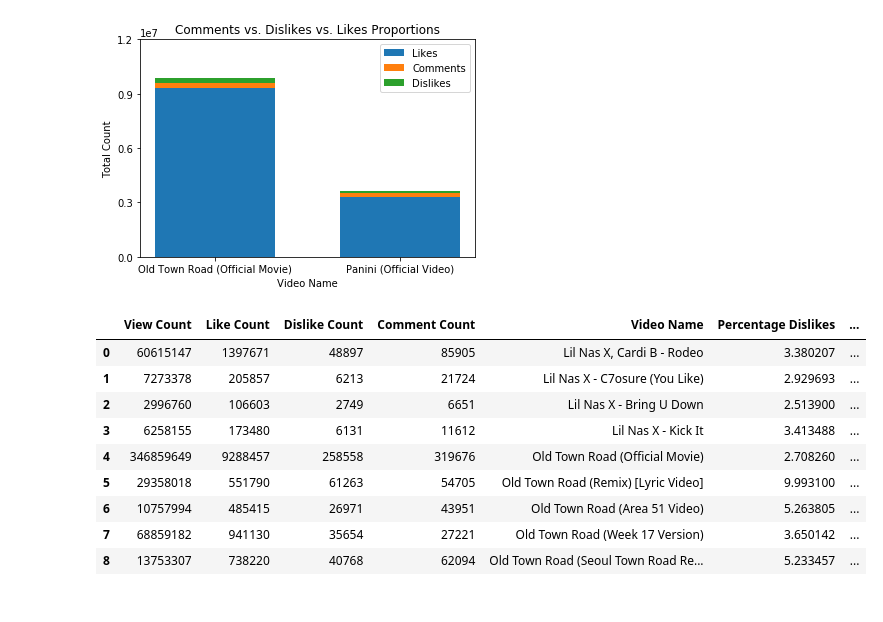
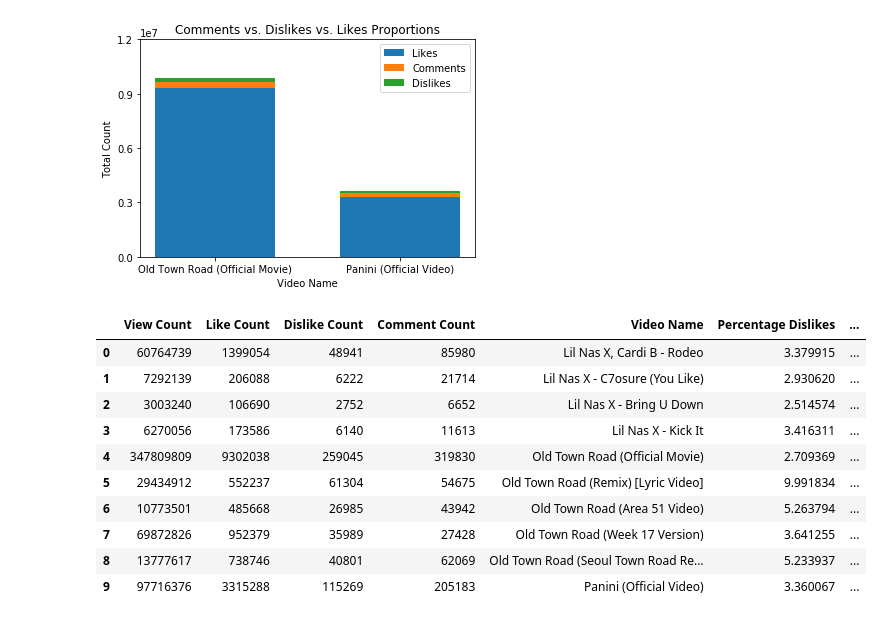
Before and after one commit to nelsont87/Controversial_Music, a Jupyter notebook: Eric/Pulling Old Town Road Stats.ipynb, the cells around one changed output. Saved outputs shown, nothing was run; the diff lists cells and outputs as text; code cells hidden in the pictures.

```diff
--- a/Eric/Pulling Old Town Road Stats.ipynb
+++ b/Eric/Pulling Old Town Road Stats.ipynb
@@ -131,11 +131,13 @@ statistics_list = []
 video_list = []
 video_name_list = ["Lil Nas X, Cardi B - Rodeo", "Lil Nas X - C7osure (You Like)", "Lil Nas X - Bring U Down",
                    "Lil Nas X - Kick It", "Old Town Road (Official Movie)", "Old Town Road (Remix) [Lyric Video]",
-                   "Old Town Road (Area 51 Video)", "Old Town Road (Week 17 Version)", "Old Town Road (Seoul Town Road Remix)"]
+                   "Old Town Road (Area 51 Video)", "Old Town Road (Week 17 Version)", "Old Town Road (Seoul Town Road Remix)",
+                  "Panini (Official Video)"]
 
 video_id_list = ["kx0Z0B8Xox0", "eLgxYjZEflI", "c_mR-dt_c3g",
                  "JTx-l_rDZP4","w2Ov5jzm3j8", "loSuMqwQA38",
-                 "aA7xDP9sQzk", "r7qovpFAGrQ", "jzlkfIWu70w"]
+                 "aA7xDP9sQzk", "r7qovpFAGrQ", "jzlkfIWu70w",
+                "bXcSLI58-h8"]
 
 for video in video_id_list:
     url =  "https://www.googleapis.com/youtube/v3/videos?id=" + video + "&key=" + api_key + "&part=statistics"
@@ -149,40 +151,41 @@ comment_count_list = []
 
 for videos in video_list:
     view_count_list.append(videos["items"][0]["statistics"]["viewCount"])
     # view_count_list.append(int(videos["items"][0]["statistics"]["viewCount"]))
     like_count_list.append(videos["items"][0]["statistics"]["likeCount"])
     dislike_count_list.append(videos["items"][0]["statistics"]["dislikeCount"])
     comment_count_list.append(videos["items"][0]["statistics"]["commentCount"])
 
 statistics_df = pd.DataFrame(view_count_list, columns=["View Count"])
 statistics_df["Like Count"] = like_count_list
 statistics_df["Dislike Count"] = dislike_count_list
 statistics_df["Comment Count"] = comment_count_list
 statistics_df["Video Name"] = video_name_list
 
 statistics_df["Video Name"] = statistics_df["Video Name"].astype(str)
 statistics_df["View Count"] = statistics_df["View Count"].astype(int)
 # above line would be removed
 statistics_df["Like Count"] = statistics_df["Like Count"].astype(int)
 statistics_df["Dislike Count"] = statistics_df["Dislike Count"].astype(int)
 statistics_df["Comment Count"] = statistics_df["Comment Count"].astype(int)
 
 # lets add new statistics to the table
 statistics_df["Percentage Dislikes"] = 100*(statistics_df["Dislike Count"]/(statistics_df["Like Count"] +statistics_df["Dislike Count"]))
 statistics_df["Percentage Likes"] = 100*(statistics_df["Like Count"]/(statistics_df["Like Count"] +statistics_df["Dislike Count"]))
 
 
 # statistics_df = statistics_df.set_index("Video Name")
 statistics_df
 # %% [output]
 |  | View Count | Like Count | Dislike Count | Comment Count | Video Name | Percentage Dislikes | ... |
-| 0 | 60615147 | 1397671 | 48897 | 85905 | Lil Nas X, Cardi B - Rodeo | 3.380207 | ... |
-| 1 | 7273378 | 205857 | 6213 | 21724 | Lil Nas X - C7osure (You Like) | 2.929693 | ... |
-| 2 | 2996760 | 106603 | 2749 | 6651 | Lil Nas X - Bring U Down | 2.513900 | ... |
-| 3 | 6258155 | 173480 | 6131 | 11612 | Lil Nas X - Kick It | 3.413488 | ... |
-| 4 | 346859649 | 9288457 | 258558 | 319676 | Old Town Road (Official Movie) | 2.708260 | ... |
-| 5 | 29358018 | 551790 | 61263 | 54705 | Old Town Road (Remix) [Lyric Video] | 9.993100 | ... |
-| 6 | 10757994 | 485415 | 26971 | 43951 | Old Town Road (Area 51 Video) | 5.263805 | ... |
-| 7 | 68859182 | 941130 | 35654 | 27221 | Old Town Road (Week 17 Version) | 3.650142 | ... |
-| 8 | 13753307 | 738220 | 40768 | 62094 | Old Town Road (Seoul Town Road Re... | 5.233457 | ... |
+| 0 | 60764739 | 1399054 | 48941 | 85980 | Lil Nas X, Cardi B - Rodeo | 3.379915 | ... |
+| 1 | 7292139 | 206088 | 6222 | 21714 | Lil Nas X - C7osure (You Like) | 2.930620 | ... |
+| 2 | 3003240 | 106690 | 2752 | 6652 | Lil Nas X - Bring U Down | 2.514574 | ... |
+| 3 | 6270056 | 173586 | 6140 | 11613 | Lil Nas X - Kick It | 3.416311 | ... |
+| 4 | 347809809 | 9302038 | 259045 | 319830 | Old Town Road (Official Movie) | 2.709369 | ... |
+| 5 | 29434912 | 552237 | 61304 | 54675 | Old Town Road (Remix) [Lyric Video] | 9.991834 | ... |
+| 6 | 10773501 | 485668 | 26985 | 43942 | Old Town Road (Area 51 Video) | 5.263794 | ... |
+| 7 | 69872826 | 952379 | 35989 | 27428 | Old Town Road (Week 17 Version) | 3.641255 | ... |
+| 8 | 13777617 | 738746 | 40801 | 62069 | Old Town Road (Seoul Town Road Re... | 5.233937 | ... |
+| 9 | 97716376 | 3315288 | 115269 | 205183 | Panini (Official Video) | 3.360067 | ... |
 # %%
```
Also changed, not shown: parts of 6 cells of this notebook, 7 other files.
